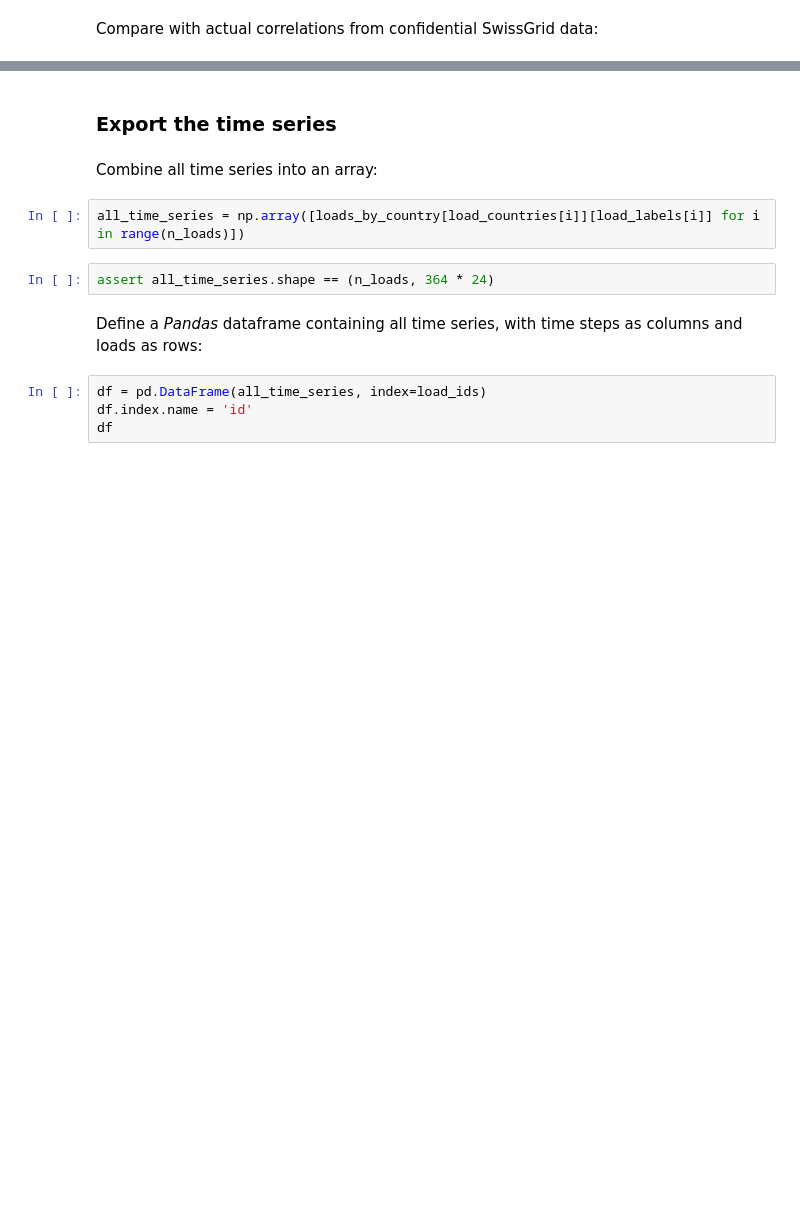
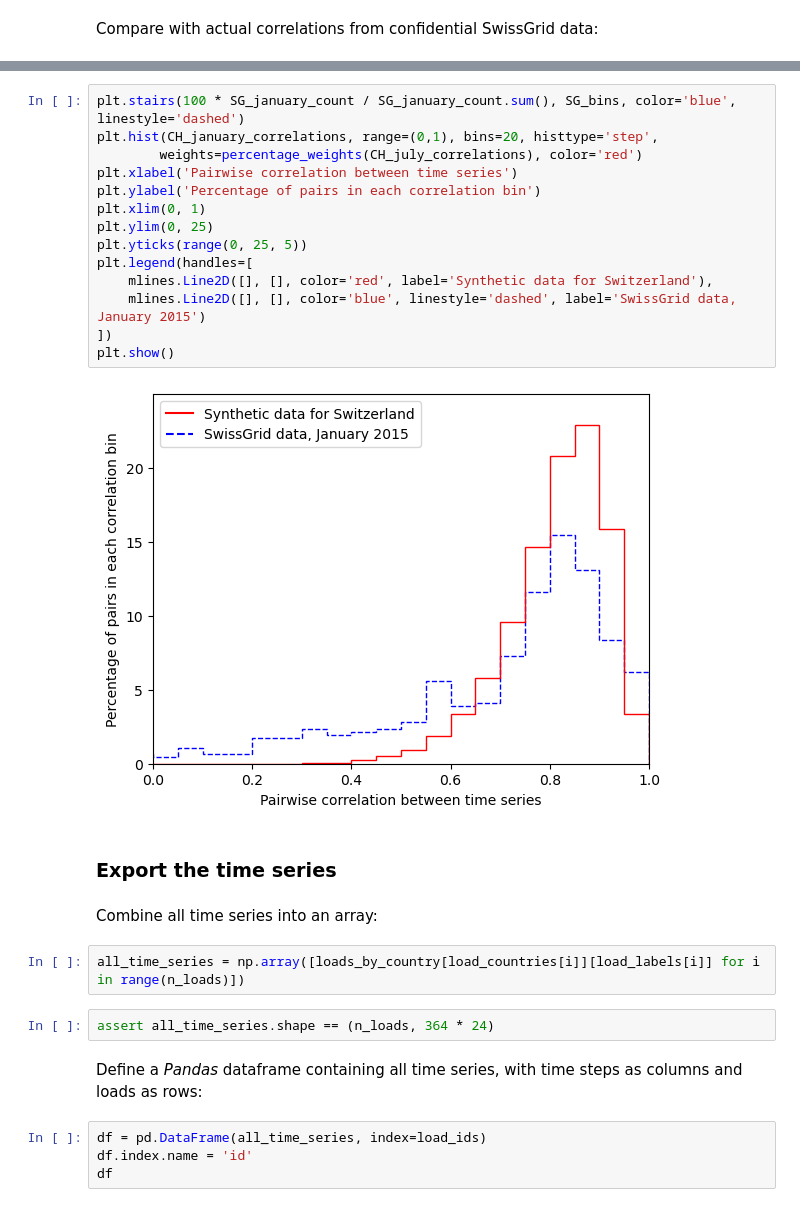
Before and after one commit to GeeeHesso/PowerData, a Jupyter notebook: run/generate_loads.ipynb, the cells around one changed output, grey strips where cells are left out. Cells and saved outputs as stored; diff of their text form; blank space fills up the shorter version.

```diff
--- a/run/generate_loads.ipynb
+++ b/run/generate_loads.ipynb
@@ -303,3 +257,19 @@ plt.show()
+# %%
+plt.stairs(100 * SG_january_count / SG_january_count.sum(), SG_bins, color='blue', linestyle='dashed')
+plt.hist(CH_january_correlations, range=(0,1), bins=20, histtype='step',
+        weights=percentage_weights(CH_july_correlations), color='red')
+plt.xlabel('Pairwise correlation between time series')
+plt.ylabel('Percentage of pairs in each correlation bin')
+plt.xlim(0, 1)
+plt.ylim(0, 25)
+plt.yticks(range(0, 25, 5))
+plt.legend(handles=[
+    mlines.Line2D([], [], color='red', label='Synthetic data for Switzerland'),
+    mlines.Line2D([], [], color='blue', linestyle='dashed', label='SwissGrid data, January 2015')
+])
+plt.show()
+# %% [output]
+[figure, added]
 # %% [markdown]
 ### Export the time series
 # %% [markdown]
```
Also changed, not shown: parts of 15 cells of this notebook, 3 other files.
